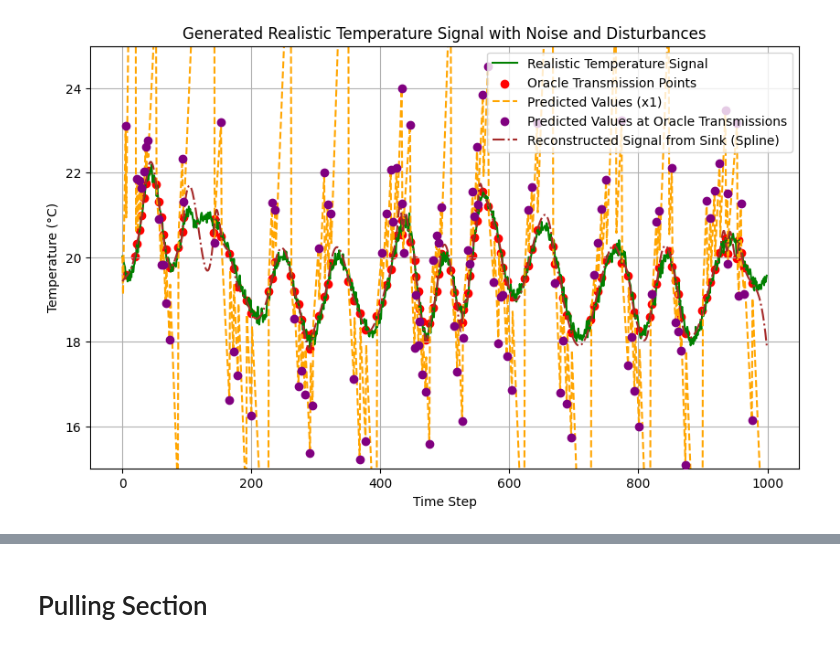
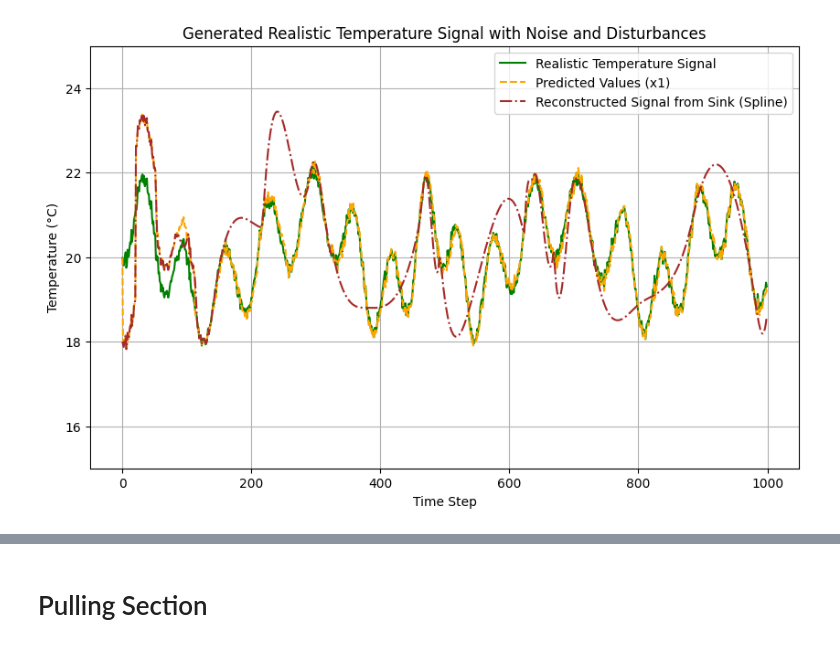
Before and after one commit to sokistar24/push_pull, a Jupyter notebook: push_pull_voi_compare.ipynb, the cells around one changed output, grey strips where cells are left out. Saved outputs shown, nothing was run; the diff lists cells and outputs as text; code cells hidden in the pictures.

```diff
--- a/push_pull_voi_compare.ipynb
+++ b/push_pull_voi_compare.ipynb
@@ -16,62 +18,64 @@ def mse_between_estimate_and_true(oracle_value, estimated_value):
 # Function to simulate the push-based system with VoI calculation
 def push_based_system_voi(z_temp, time_steps, threshold, beta_1, beta_2, delta_t):
     last_state_value = 0
-    last_rate_of_change = 1
+    last_rate_of_change = 0.5
     cumulative_mse = 0
+    push_transmission_count = 0
     oracle_transmission_count = 0
-    voi_mse_list = []
+    last_update_time = 0
+    #voi_mse_list = []
+    reward = 0
     # Initialize the oracle's last transmitted value
-    normal_transmission_count = 0
     oracle_last_transmitted_value = z_temp[0]
     predicted_values = [z_temp[0]]  # Initialize with the first value (for t=0)
     oracle_transmission_times = []  # To store the times when oracle transmits
+    push_transmission_times = []
     predicted_at_transmissions = []  # To store predicted values at oracle transmission points
     transmitted_values = []  # To store transmitted values (x1 and x2)
-    last_transmission_time = 0
 
-    x1, x2 = update_node_state_dewma(z_temp[0], last_state_value, last_rate_of_change, delta_t, beta_1, beta_2)
-    last_state_value = x1
     for t in range(1, time_steps):
         # Update the state with dEWMA
         measured_value = z_temp[t]
-        #last_state_value = measured_value
         x1, x2 = update_node_state_dewma(measured_value, last_state_value, last_rate_of_change, delta_t, beta_1, beta_2)
-        delta= t-last_transmission_time
-        #predicted_value = x1
+        #mse = mse_between_estimate_and_true(x1, measured_value)
         # Calculate the predicted value using the rate of change and time elapsed
-        predicted_value = last_state_value + last_rate_of_change * delta
-        predicted_values.append(predicted_value)
-        #predicted_values.append(x1)
+        #predicted_value = last_state_value + (last_rate_of_change * delta_t)
+
+
         # Oracle decision (transmit only if VoI > threshold)
-        if np.abs(last_state_value - x1) > threshold:
-            normal_transmission_count += 1
-            #last_state_value = x1
-            #last_rate_of_change = x2
+        #if np.abs( xmeasured_value - oracle_last_transmitted_value) > threshold:
+        delta = t - last_update_time
+        #if np.abs(x2*delta) > threshold:
+        if np.abs( x1 - last_state_value ) > threshold:
+              # Update the last transmitted value
+             # Store the time of oracle transmission
+            predicted_at_transmissions.append(x1)  # Store the predicted value at this transmission point
+            transmitted_values.append((t, x1, x2))  # Store both x1 and x2 at the transmission points
+            push_transmission_count += 1
+            push_transmission_times.append(t)
+            last_update_time = t
 
-            #last_transmission_time = t
-
-        if np.abs(measured_value - oracle_last_transmitted_value) > threshold:
-            oracle_transmit = 1  # Oracle transmits
-            oracle_last_transmitted_value = measured_value  # Update the last transmitted value
-            oracle_transmission_times.append(t)  # Store the time of oracle transmission
-            predicted_at_transmissions.append(predicted_value)  # Store the predicted value at this transmission point
-            transmitted_values.append((t, x1, x2))  # Store both x1 and x2 at the transmission points
-
-            # Capture the push-based system's estimated value at this oracle transmission point
-            mse = mse_between_estimate_and_true(predicted_value, measured_value)
-            cumulative_mse += mse
+        predicted_values.append(x1)
+        if np.abs( measured_value - oracle_last_transmitted_value) > threshold:
+            oracle_last_transmitted_value = measured_value
+            oracle_transmission_times.append(t)
             oracle_transmission_count += 1
-            voi_mse_list.append((t, mse))  # Store time and MSE for analysis
-            last_transmission_time = t
-            last_state_value = measured_value
-            last_rate_of_change = x2
+            #oracle_last_transmitted_value = measured_value
+            if np.abs( x1 - last_state_value ) > threshold:
+            #if np.abs(x2*delta) > threshold:
+                reward += 1
+            else:
+                reward -= 1
 
         # Update the estimated state
+            last_state_value = x1
+            last_rate_of_change = x2
+    mse = mse_between_estimate_and_true(x1, measured_value)
+    cumulative_mse += mse
+    cumulative_mse = cumulative_mse / push_transmission_count
+    ave_reward = reward/push_transmission_count
 
-
-    cumulative_mse = cumulative_mse / oracle_transmission_count
-
-    return cumulative_mse, oracle_transmission_count,normal_transmission_count, voi_mse_list, predicted_values, oracle_transmission_times, predicted_at_transmissions, transmitted_values
+    return ave_reward ,cumulative_mse, push_transmission_count, oracle_transmission_count,predicted_values, oracle_transmission_times,push_transmission_times, predicted_at_transmissions, transmitted_values
 
 
 # Generate realistic temperature signal with dynamic amplitude, random phase shifts, and irregular periods
@@ -95,7 +99,7 @@ def generate_realistic_temperature_signal(total_time, time_resolution, T_avg, T_
 total_time = 1000  # Total simulation time (in hours or time units)
 time_resolution = 1  # Time step resolution (in hours or time units)
 T_avg = 20  # Average temperature
-T_period = 200  # Period of the temperature cycle (daily cycle, 24 hours)
+T_period = 100  # Period of the temperature cycle (daily cycle, 24 hours)
 noise_amplitude = 0.1  # Amplitude of the noise
 disturbance_probability = 0  # Probability of a disturbance occurring at each time step
 
@@ -103,29 +107,21 @@ disturbance_probability = 0  # Probability of a disturbance occurring at each ti
 t, T_realistic = generate_realistic_temperature_signal(total_time, time_resolution, T_avg, T_period, noise_amplitude, disturbance_probability)
 
 # Parameters for the push-based system
-threshold = 0.3  # Threshold for VoI
+threshold = 1.0  # Threshold for VoI
 beta_1 = 0.9  # dEWMA beta_1
 beta_2 = 0.9  # dEWMA beta_2
 delta_t = 1  # Time step for the rate of change
 
 # Run the experiment for the push-based system with VoI calculation
-cumulative_mse, oracle_transmission_count, normal_transmission_count, voi_mse_list, predicted_values, oracle_transmission_times, predicted_at_transmissions, transmitted_values = push_based_system_voi(T_realistic, total_time, threshold, beta_1, beta_2, delta_t)
+ave_reward, cumulative_mse, push_transmission_count, oracle_transmission_count,predicted_values, oracle_transmission_times, push_transmission_times, predicted_at_transmissions, transmitted_values = push_based_system_voi(T_realistic, total_time, threshold, beta_1, beta_2, delta_t)
 
 # Output Results
+print(f"Average reward: {ave_reward}")
 print(f"Cumulative MSE: {cumulative_mse}")
 print(f"Total Transmissions (Oracle): {oracle_transmission_count}")
-print(f"Total Transmissions (Normal): {normal_transmission_count}")
+print(f"Total Transmissions (Push): {push_transmission_count}")
 
-# Plot the MSE over time at the oracle's transmission points
-times, mse_values = zip(*voi_mse_list)
-"""plt.figure(figsize=(10, 6))
-plt.plot(times, mse_values, label="MSE at Oracle Transmissions", color='blue')
-plt.xlabel("Time Step")
-plt.ylabel("MSE")
-plt.title("MSE between Push-based System and Oracle at Transmission Points")
-plt.legend()
-plt.grid(True)
-"""
+
 # Plot the generated temperature signal with noise and disturbances
 plt.figure(figsize=(10, 6))
 plt.plot(t, T_realistic, label="Realistic Temperature Signal", color='green')
@@ -134,14 +130,10 @@ plt.ylabel("Temperature (°C)")
 plt.title("Generated Realistic Temperature Signal with Noise and Disturbances")
 plt.ylim(15, 25)
 
-# Highlight the points where the oracle transmits (VoI condition met)
-plt.scatter(oracle_transmission_times, np.array(T_realistic)[oracle_transmission_times], color='red', label='Oracle Transmission Points')
 
 # Plot the predicted values (based on x1 from dEWMA)
 plt.plot(t, predicted_values, label="Predicted Values (x1)", color='orange', linestyle='--')
 
-# Plot the predicted values at oracle transmission points (x1 at transmission times)
-plt.scatter(oracle_transmission_times, predicted_at_transmissions, color='purple', label="Predicted Values at Oracle Transmissions", zorder=5)
 
 # Reconstruct the temperature path using spline interpolation from transmitted data
 transmitted_times, transmitted_x1_values, transmitted_x2_values = zip(*transmitted_values)
@@ -163 +156 @@ Total Transmissions (Normal): 120
-[figure, old version]
+[figure, new version]
```
Also changed, not shown: parts of 18 cells of this notebook, 4 other files.
